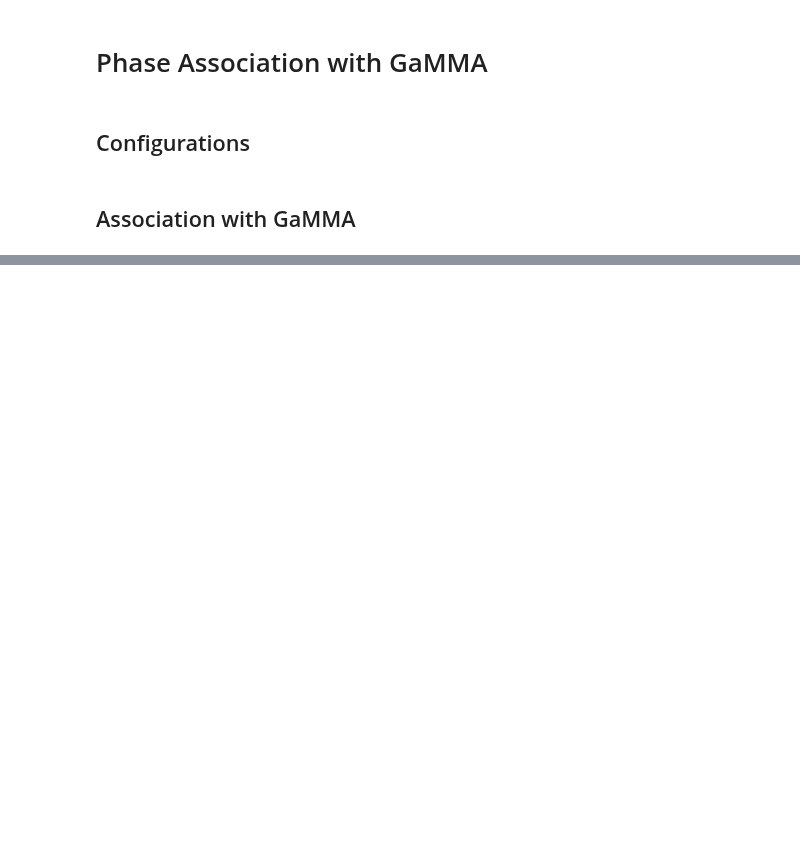
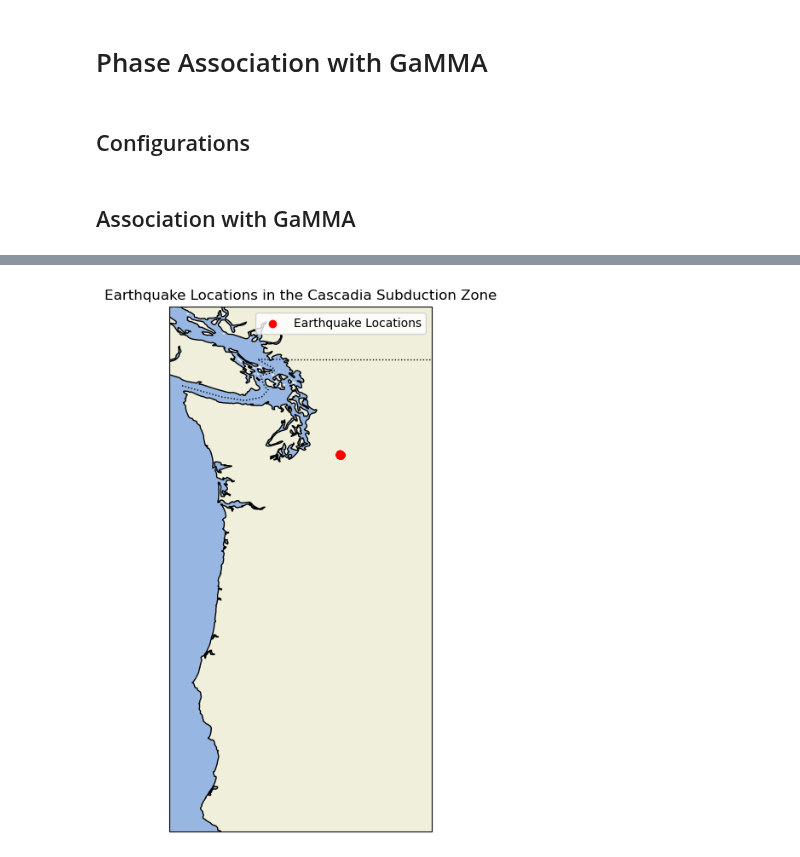
Before and after one commit to EarthScope/GeoLab, a Jupyter notebook: notebooks/Community_Notebooks/SAGE/EQ_Detection_Seisbench.ipynb, the cells around one changed output, grey strips where cells are left out. Drawn from its saved outputs; the diff is of its cells as text; code cells hidden in the pictures; blank space fills up the shorter version.

```diff
--- a/notebooks/Community_Notebooks/SAGE/EQ_Detection_Seisbench.ipynb
+++ b/notebooks/Community_Notebooks/SAGE/EQ_Detection_Seisbench.ipynb
@@ -363,0 +398,35 @@ plt.show()
+# %%
+# Extract earthquake coordinates from catalog
+earthquakes = catalog[['latitude', 'longitude']].values.tolist()
+
+min_latitude = 40.0
+max_latitude = 50.0
+min_longitude = -125.0
+max_longitude = -120.0
+
+# Create a plot
+fig = plt.figure(figsize=(10, 8))
+ax = fig.add_subplot(1, 1, 1, projection=ccrs.PlateCarree())
+
+# Add geographic features
+ax.add_feature(cfeature.LAND)
+ax.add_feature(cfeature.OCEAN)
+ax.add_feature(cfeature.COASTLINE)
+ax.add_feature(cfeature.BORDERS, linestyle=':')
+
+# Set the map bounds
+ax.set_extent([min_longitude, max_longitude, min_latitude, max_latitude], crs=ccrs.PlateCarree())
+
+# Plot the earthquake locations
+if earthquakes:
+    lats, lons = zip(*earthquakes)
+    ax.scatter(lons, lats, color='red', marker='o', transform=ccrs.PlateCarree(), label='Earthquake Locations')
+
+# Add labels and title
+ax.set_title('Earthquake Locations in the Cascadia Subduction Zone')
+ax.legend()
+
+# Show the plot
+plt.show()
+# %% [output]
+[figure, added]
```
Also changed, not shown: parts of 17 cells of this notebook, 7 other files.
